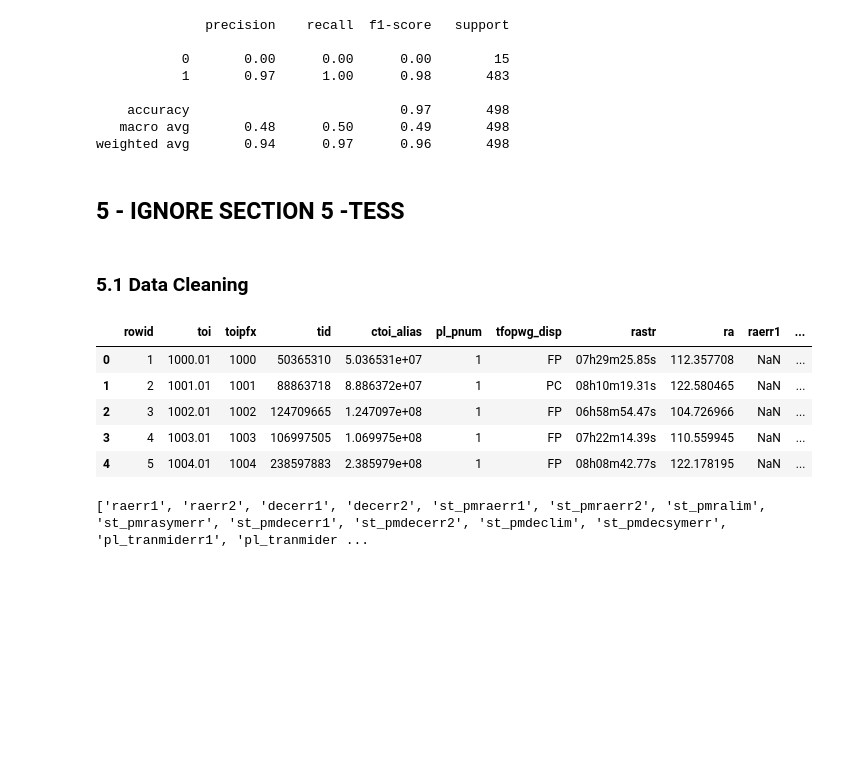
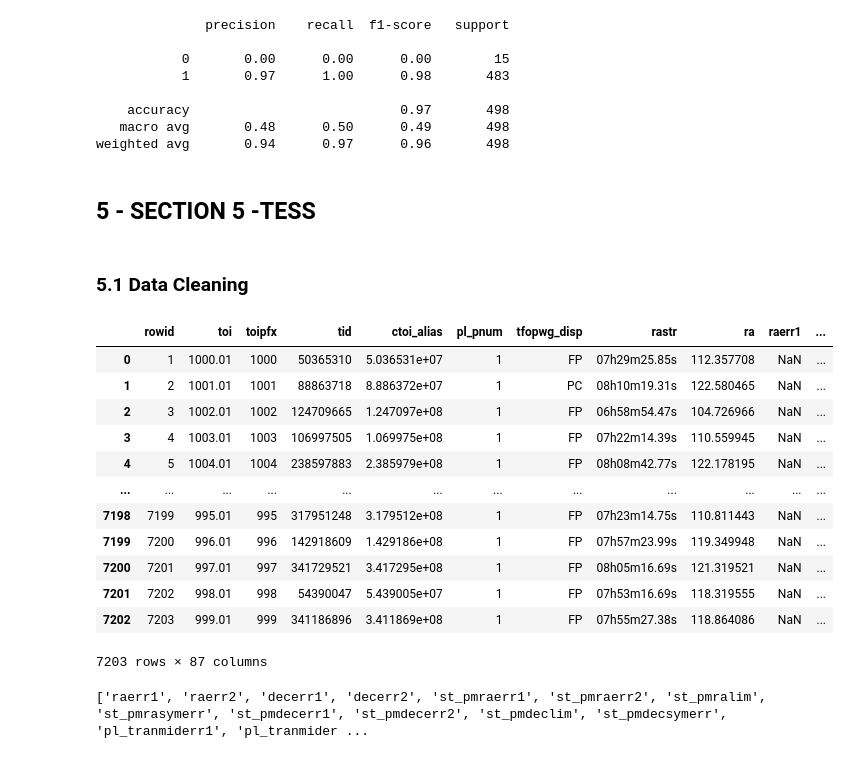
Before and after one commit to albertoseleto/exoplanets-classifier, a Jupyter notebook: thesis.ipynb, the cells around one changed output. Drawn from its saved outputs; the diff is of its cells as text; code cells hidden in the pictures; blank space fills up the shorter version.

```diff
--- a/thesis.ipynb
+++ b/thesis.ipynb
@@ -542,23 +542,30 @@ X_test_with_predictions.to_csv('X_test_with_predictions.csv', index=False)
    macro avg       0.48      0.50      0.49       498
 weighted avg       0.94      0.97      0.96       498
 # %% [markdown]
-## 5 - IGNORE SECTION 5 -TESS
+## 5 - SECTION 5 -TESS
 # %% [markdown]
 ### 5.1 Data Cleaning
 # %%
 
 # Substitua 'caminho_para_seu_arquivo.csv' pelo caminho do seu arquivo CSV
 file = 'tess_candidates.csv'
 df_tess = pd.read_csv(file)
 
-df_tess.head()
+df_tess
 # %% [output]
 |  | rowid | toi | toipfx | tid | ctoi_alias | pl_pnum | tfopwg_disp | rastr | ra | raerr1 | ... |
 | 0 | 1 | 1000.01 | 1000 | 50365310 | 5.036531e+07 | 1 | FP | 07h29m25.85s | 112.357708 | NaN | ... |
 | 1 | 2 | 1001.01 | 1001 | 88863718 | 8.886372e+07 | 1 | PC | 08h10m19.31s | 122.580465 | NaN | ... |
 | 2 | 3 | 1002.01 | 1002 | 124709665 | 1.247097e+08 | 1 | FP | 06h58m54.47s | 104.726966 | NaN | ... |
 | 3 | 4 | 1003.01 | 1003 | 106997505 | 1.069975e+08 | 1 | FP | 07h22m14.39s | 110.559945 | NaN | ... |
 | 4 | 5 | 1004.01 | 1004 | 238597883 | 2.385979e+08 | 1 | FP | 08h08m42.77s | 122.178195 | NaN | ... |
+| ... | ... | ... | ... | ... | ... | ... | ... | ... | ... | ... | ... |
+| 7198 | 7199 | 995.01 | 995 | 317951248 | 3.179512e+08 | 1 | FP | 07h23m14.75s | 110.811443 | NaN | ... |
+| 7199 | 7200 | 996.01 | 996 | 142918609 | 1.429186e+08 | 1 | FP | 07h57m23.99s | 119.349948 | NaN | ... |
+| 7200 | 7201 | 997.01 | 997 | 341729521 | 3.417295e+08 | 1 | FP | 08h05m16.69s | 121.319521 | NaN | ... |
+| 7201 | 7202 | 998.01 | 998 | 54390047 | 5.439005e+07 | 1 | FP | 07h53m16.69s | 118.319555 | NaN | ... |
+| 7202 | 7203 | 999.01 | 999 | 341186896 | 3.411869e+08 | 1 | FP | 07h55m27.38s | 118.864086 | NaN | ... |
+7203 rows × 87 columns
 # %%
 # List of columns from the DataFrame
 columns = [
```
Also changed, not shown: parts of 20 cells of this notebook.
